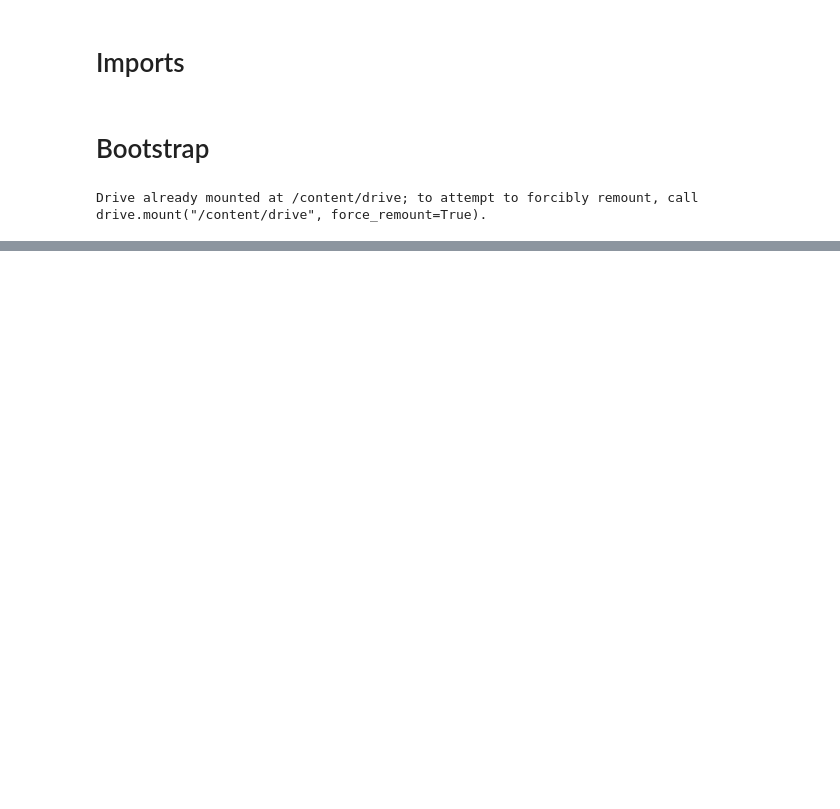
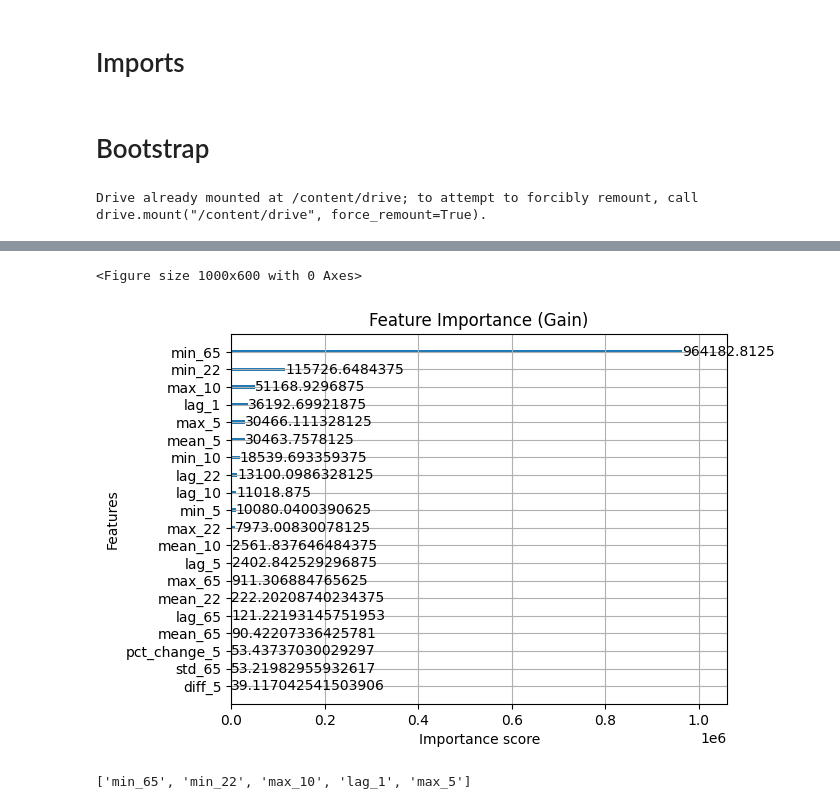
Before and after one commit to GuyRayOv/Stocks, a Jupyter notebook: notebooks/1stocks_dataprep_xgb.ipynb, the cells around one changed output, grey strips where cells are left out. Saved outputs shown, nothing was run; the diff lists cells and outputs as text; code cells hidden in the pictures; blank space fills up the shorter version.

```diff
--- a/notebooks/1stocks_dataprep_xgb.ipynb
+++ b/notebooks/1stocks_dataprep_xgb.ipynb
@@ -42,0 +167,25 @@ project_config["TKL"]
+# %%
+# OPTIONAL: Plot based on "gain" (average gain of splits which use the feature)
+# "Gain" is often more accurate for finding what actually drives the prediction.
+plt.figure(figsize=(10, 6))
+xgboost.plot_importance(xgb, importance_type='gain', max_num_features=20) # Pass the xgb regressor object
+plt.title("Feature Importance (Gain)")
+plt.show()
+
+# Get the feature importance dictionary
+# importance_type can be 'weight', 'gain', or 'cover'
+importance_dict = xgb.get_booster().get_score(importance_type='gain')
+
+# 2. Convert to a Pandas DataFrame for easy sorting and viewing
+df_importance = pd.DataFrame(list(importance_dict.items()), columns=['Feature', 'Score'])
+
+# 3. Sort by Score (High to Low)
+df_importance = df_importance.sort_values(by='Score', ascending=False)
+
+# 4. Extract just the names into a Python list (for use in code)
+top_gain_features_list = df_importance['Feature'].head(5).tolist()
+print(top_gain_features_list)
+# %% [output]
+<Figure size 1000x600 with 0 Axes>
+[figure, added]
+['min_65', 'min_22', 'max_10', 'lag_1', 'max_5']
```
Also changed, not shown: parts of 16 cells of this notebook.
